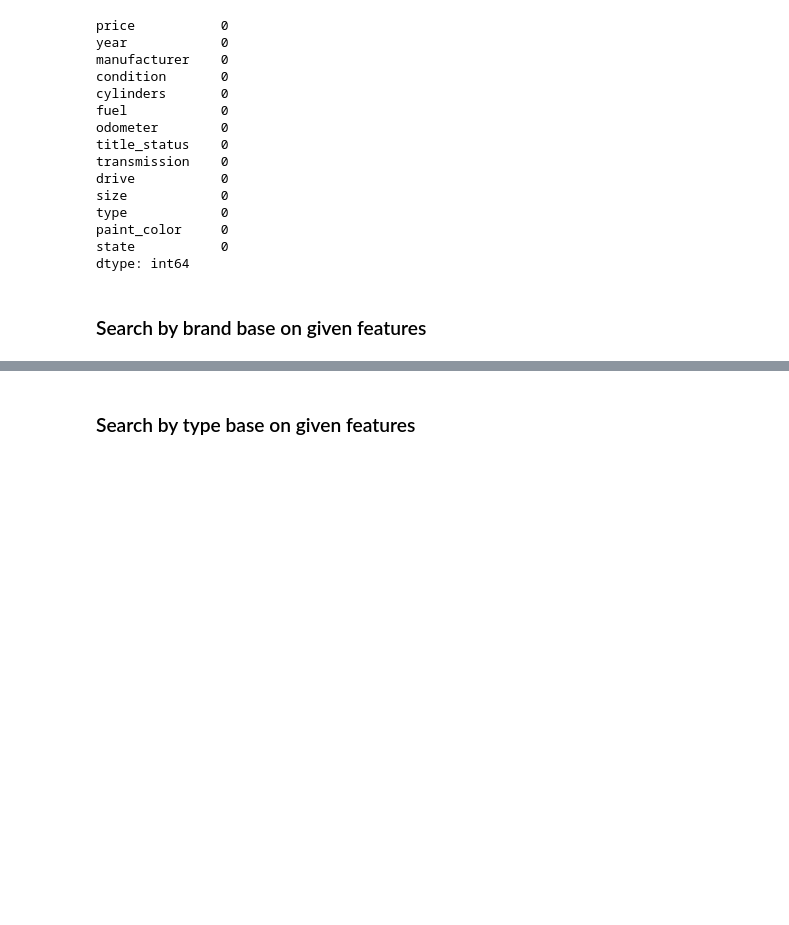
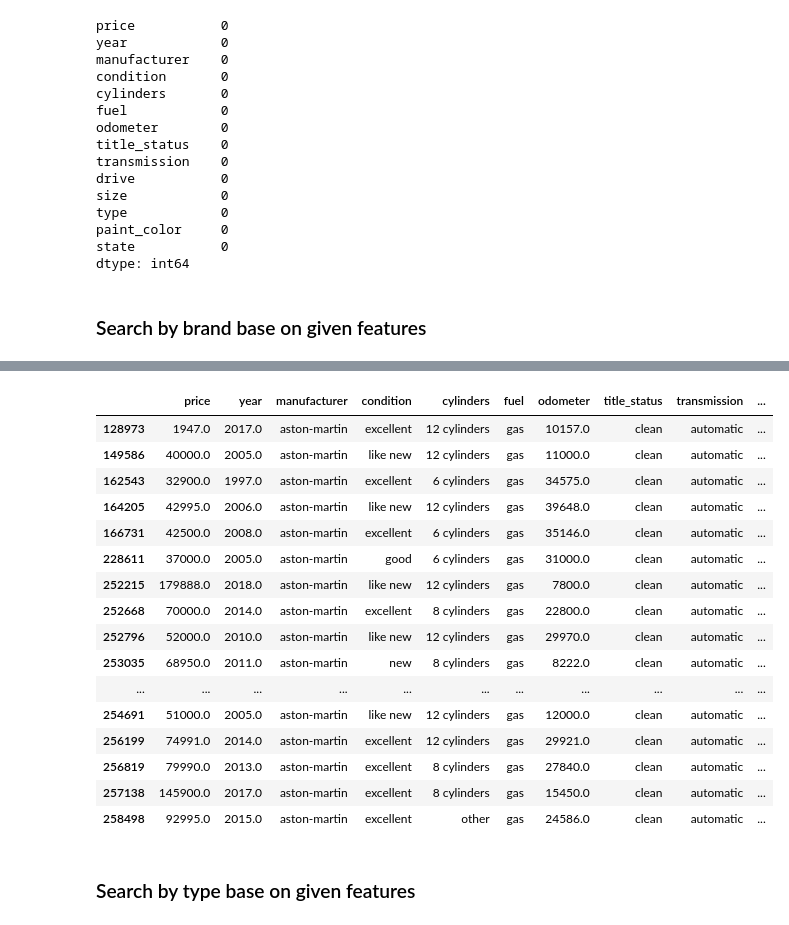
Before and after one commit to tkhong95/used_car, a Jupyter notebook: 03_recommender.ipynb, the cells around one changed output, grey strips where cells are left out. Saved outputs shown, nothing was run; the diff lists cells and outputs as text; code cells hidden in the pictures; blank space fills up the shorter version.

```diff
--- a/03_recommender.ipynb
+++ b/03_recommender.ipynb
@@ -92,2 +66,22 @@ brand_recommender('acura',2007,'sedan',(5000, 10000))
+# %%
+df[df['manufacturer']=='aston-martin']
+# %% [output]
+|  | price | year | manufacturer | condition | cylinders | fuel | odometer | title_status | transmission | ... |
+| 128973 | 1947.0 | 2017.0 | aston-martin | excellent | 12 cylinders | gas | 10157.0 | clean | automatic | ... |
+| 149586 | 40000.0 | 2005.0 | aston-martin | like new | 12 cylinders | gas | 11000.0 | clean | automatic | ... |
+| 162543 | 32900.0 | 1997.0 | aston-martin | excellent | 6 cylinders | gas | 34575.0 | clean | automatic | ... |
+| 164205 | 42995.0 | 2006.0 | aston-martin | like new | 12 cylinders | gas | 39648.0 | clean | automatic | ... |
+| 166731 | 42500.0 | 2008.0 | aston-martin | excellent | 6 cylinders | gas | 35146.0 | clean | automatic | ... |
+| 228611 | 37000.0 | 2005.0 | aston-martin | good | 6 cylinders | gas | 31000.0 | clean | automatic | ... |
+| 252215 | 179888.0 | 2018.0 | aston-martin | like new | 12 cylinders | gas | 7800.0 | clean | automatic | ... |
+| 252668 | 70000.0 | 2014.0 | aston-martin | excellent | 8 cylinders | gas | 22800.0 | clean | automatic | ... |
+| 252796 | 52000.0 | 2010.0 | aston-martin | like new | 12 cylinders | gas | 29970.0 | clean | automatic | ... |
+| 253035 | 68950.0 | 2011.0 | aston-martin | new | 8 cylinders | gas | 8222.0 | clean | automatic | ... |
+| ... | ... | ... | ... | ... | ... | ... | ... | ... | ... | ... |
+| 254691 | 51000.0 | 2005.0 | aston-martin | like new | 12 cylinders | gas | 12000.0 | clean | automatic | ... |
+| 256199 | 74991.0 | 2014.0 | aston-martin | excellent | 12 cylinders | gas | 29921.0 | clean | automatic | ... |
+| 256819 | 79990.0 | 2013.0 | aston-martin | excellent | 8 cylinders | gas | 27840.0 | clean | automatic | ... |
+| 257138 | 145900.0 | 2017.0 | aston-martin | excellent | 8 cylinders | gas | 15450.0 | clean | automatic | ... |
+| 258498 | 92995.0 | 2015.0 | aston-martin | excellent | other | gas | 24586.0 | clean | automatic | ... |
 # %% [markdown]
 ### Search by type base on given features
```
Also changed, not shown: parts of 25 cells of this notebook, 7 other files.
